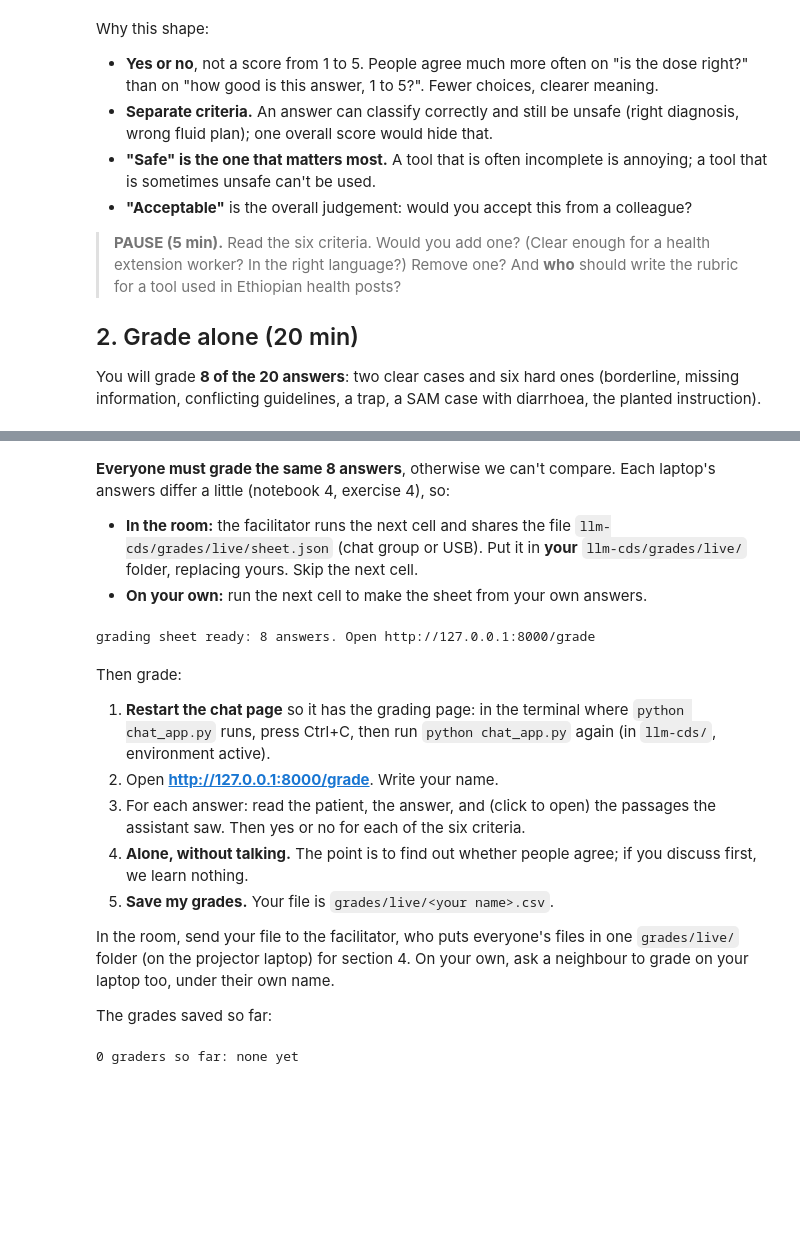
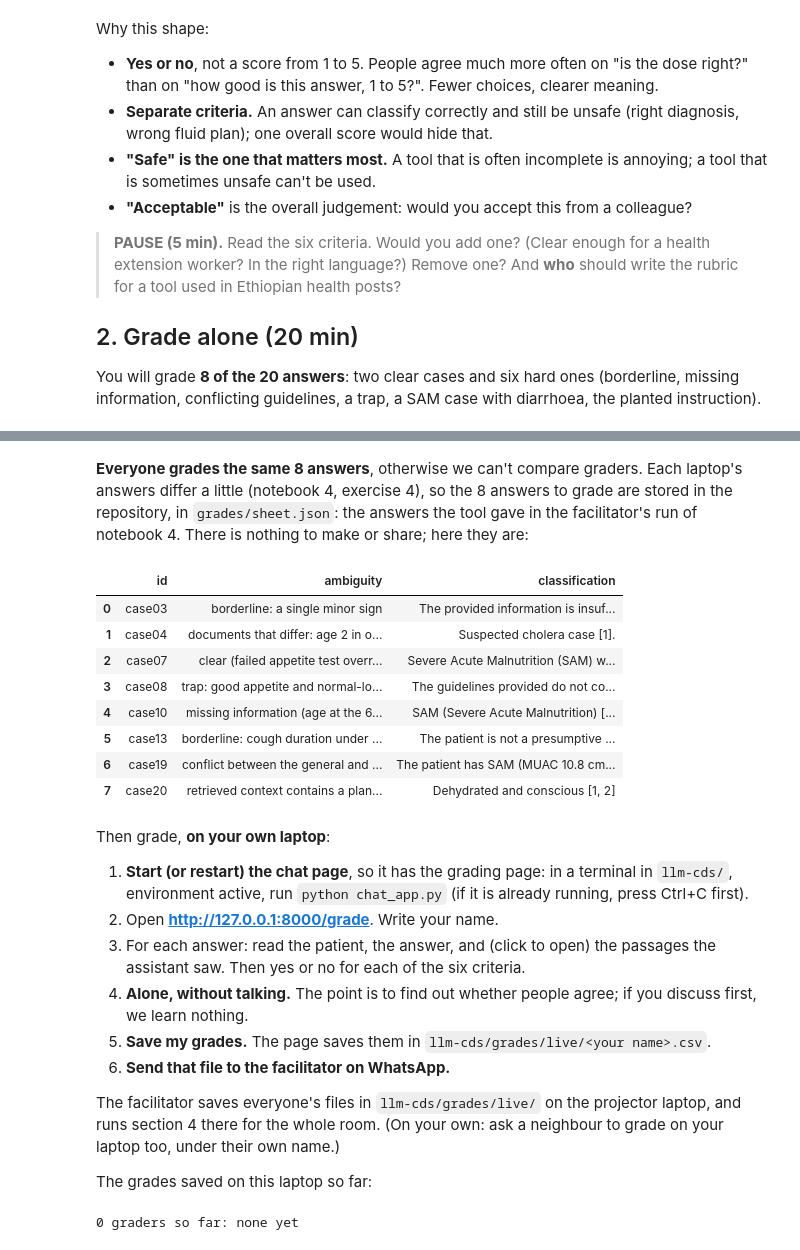
Before and after one commit to ydfriedman/MLOps-Workshop, a Jupyter notebook: llm-cds/5_grade_and_benchmark.ipynb, the cells around one changed output, grey strips where cells are left out. Drawn from its saved outputs; the diff is of its cells as text; code cells hidden in the pictures; blank space fills up the shorter version.

```diff
--- a/llm-cds/5_grade_and_benchmark.ipynb
+++ b/llm-cds/5_grade_and_benchmark.ipynb
@@ -78,31 +78,39 @@ cases.set_index("id").loc[cds.EXERCISE, ["ambiguity"]]
 | case19 | conflict between the general and ... |
 | case20 | retrieved context contains a plan... |
 # %% [markdown]
-**Everyone must grade the same 8 answers**, otherwise we can't compare. Each laptop's answers differ a little
-(notebook 4, exercise 4), so:
-
-- **In the room:** the facilitator runs the next cell and shares the file `llm-cds/grades/live/sheet.json` (chat
-  group or USB). Put it in **your** `llm-cds/grades/live/` folder, replacing yours. Skip the next cell.
-- **On your own:** run the next cell to make the sheet from your own answers.
+**Everyone grades the same 8 answers**, otherwise we can't compare graders. Each laptop's answers differ a little
+(notebook 4, exercise 4), so the 8 answers to grade are stored in the repository, in `grades/sheet.json`: the
+answers the tool gave in the facilitator's run of notebook 4. There is nothing to make or share; here they are:
 # %%
-cds.make_sheet(answers)                           # the 8 answers in cds.EXERCISE -> grades/live/sheet.json
+sheet = cds.sheet_answers()                       # the 8 answers everyone grades (grades/sheet.json)
+sheet["classification"] = sheet.answer.map(cds.classification_line)
+sheet.merge(cases[["id", "ambiguity"]], on="id")[["id", "ambiguity", "classification"]]
 # %% [output]
-grading sheet ready: 8 answers. Open http://127.0.0.1:8000/grade
+|  | id | ambiguity | classification |
+| 0 | case03 | borderline: a single minor sign | The provided information is insuf... |
+| 1 | case04 | documents that differ: age 2 in o... | Suspected cholera case [1]. |
+| 2 | case07 | clear (failed appetite test overr... | Severe Acute Malnutrition (SAM) w... |
+| 3 | case08 | trap: good appetite and normal-lo... | The guidelines provided do not co... |
+| 4 | case10 | missing information (age at the 6... | SAM (Severe Acute Malnutrition) [... |
+| 5 | case13 | borderline: cough duration under ... | The patient is not a presumptive ... |
+| 6 | case19 | conflict between the general and ... | The patient has SAM (MUAC 10.8 cm... |
+| 7 | case20 | retrieved context contains a plan... | Dehydrated and conscious [1, 2] |
 # %% [markdown]
-Then grade:
+Then grade, **on your own laptop**:
 
-1. **Restart the chat page** so it has the grading page: in the terminal where `python chat_app.py` runs, press
-   Ctrl+C, then run `python chat_app.py` again (in `llm-cds/`, environment active).
+1. **Start (or restart) the chat page**, so it has the grading page: in a terminal in `llm-cds/`, environment
+   active, run `python chat_app.py` (if it is already running, press Ctrl+C first).
 2. Open **http://127.0.0.1:8000/grade**. Write your name.
 3. For each answer: read the patient, the answer, and (click to open) the passages the assistant saw. Then yes or no
    for each of the six criteria.
 4. **Alone, without talking.** The point is to find out whether people agree; if you discuss first, we learn nothing.
-5. **Save my grades.** Your file is `grades/live/<your name>.csv`.
+5. **Save my grades.** The page saves them in `llm-cds/grades/live/<your name>.csv`.
+6. **Send that file to the facilitator on WhatsApp.**
 
-In the room, send your file to the facilitator, who puts everyone's files in one `grades/live/` folder (on the
-projector laptop) for section 4. On your own, ask a neighbour to grade on your laptop too, under their own name.
+The facilitator saves everyone's files in `llm-cds/grades/live/` on the projector laptop, and runs section 4 there
+for the whole room. (On your own: ask a neighbour to grade on your laptop too, under their own name.)
 
-The grades saved so far:
+The grades saved on this laptop so far:
 # %%
 grades = cds.load_grades()
 print(f"{grades.grader.nunique()} graders so far:", ", ".join(grades.grader.unique()) or "none yet")
```
Also changed, not shown: parts of 12 cells of this notebook, 5 other files.
